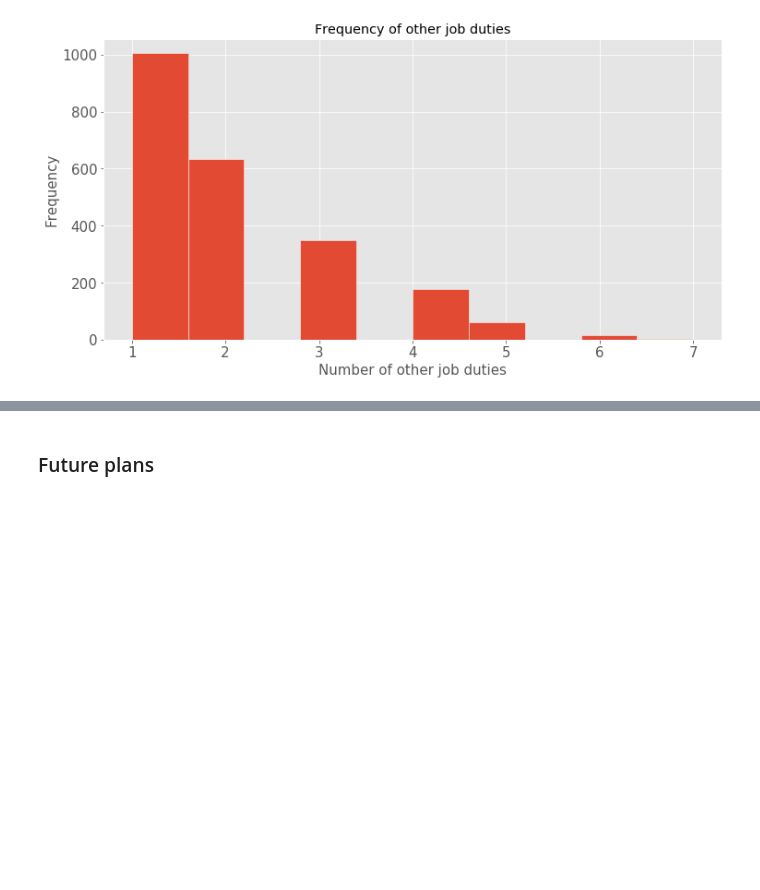
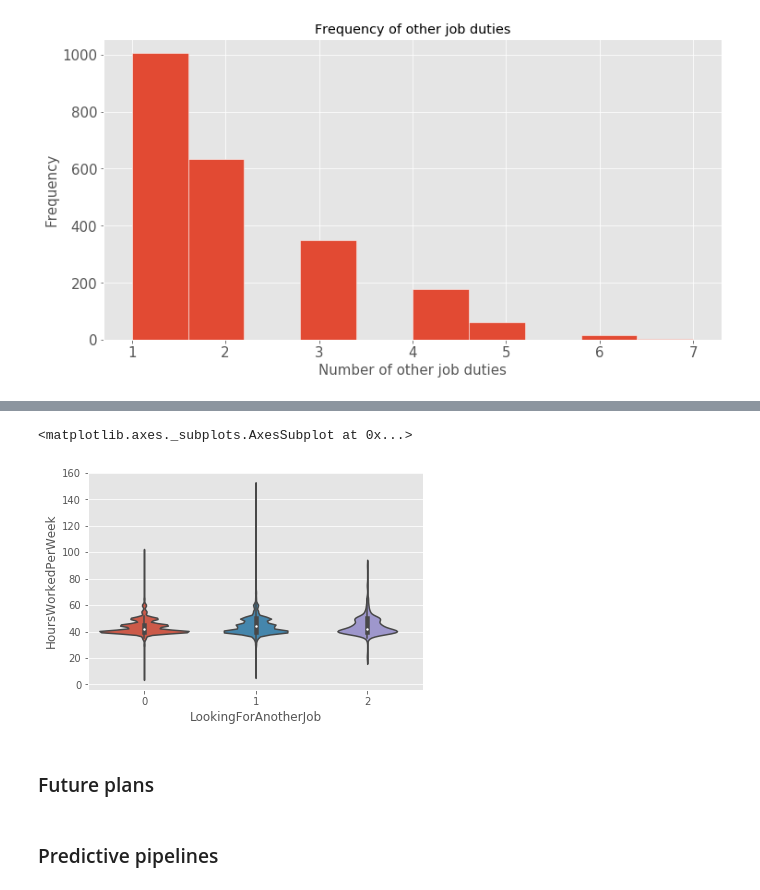
Before and after one commit to unit-00/data-professionals, a Jupyter notebook: cap1.ipynb, the cells around one changed output, grey strips where cells are left out. Drawn from its saved outputs; the diff is of its cells as text; code cells hidden in the pictures; blank space fills up the shorter version.

```diff
--- a/cap1.ipynb
+++ b/cap1.ipynb
@@ -385,0 +482,2 @@ fig, ax = plt.subplots(figsize=(12, 6))
+# %%
+X.loc[:, 'TelecommuteDaysPerWeek'] = X['TelecommuteDaysPerWeek'].apply(transform_telecommute)
@@ -385,0 +486,3 @@ fig, ax = plt.subplots(figsize=(12, 6))
+# %%
+X = pd.concat([X, pd.get_dummies(X['EmploymentSector'])], axis=1)
+X = X.drop('EmploymentSector', axis=1)
@@ -386,6 +536,13 @@ fig, ax = plt.subplots(figsize=(12, 6))
+# %%
+sns.violinplot(x='LookingForAnotherJob', y='HoursWorkedPerWeek', data=X)
+# %% [output]
+<matplotlib.axes._subplots.AxesSubplot at 0x...>
+[figure, added]
 # %% [markdown]
 ### Future plans
 # %%
 # countries_more_than_ten = countries.index[countries > 10]
 # df = df[df['Country'].isin(countries_more_than_ten)]
 # df.head()
+# %% [markdown]
+### Predictive pipelines
```
Also changed, not shown: parts of 43 cells of this notebook.
